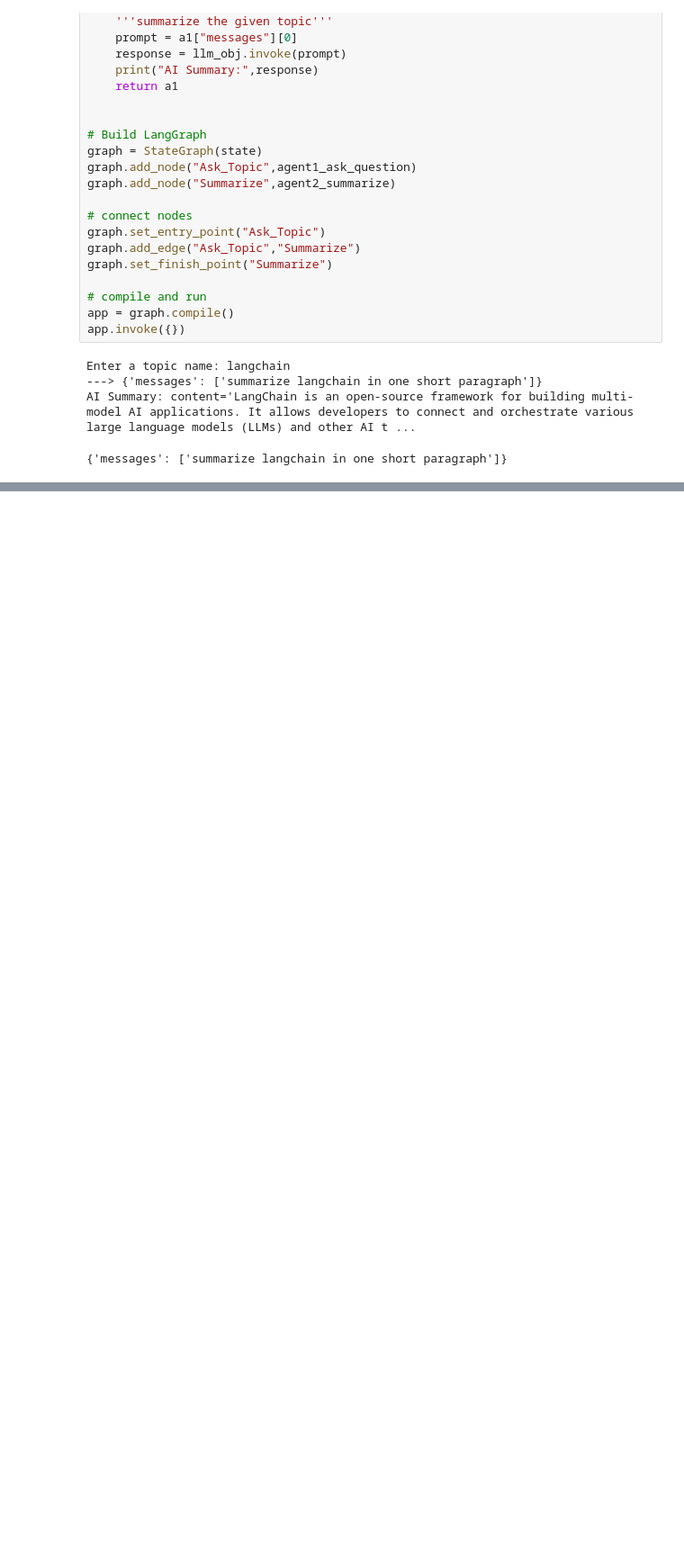
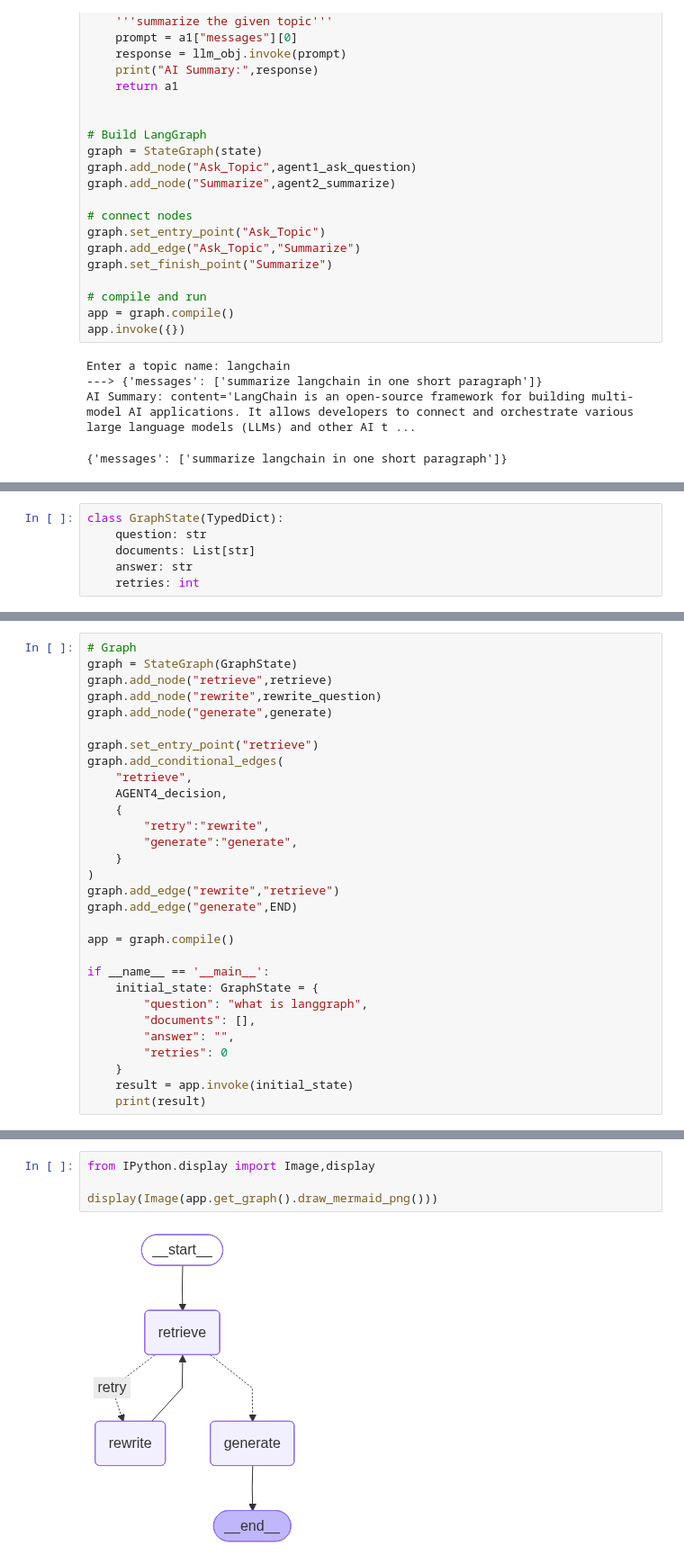
Before and after one commit to Palanikarthikeyan/OU_GenAI_LLM_Jan26, a Jupyter notebook: DAY4/OU_GenAI_LLM_Jan26_4.ipynb, the cells around one changed output, grey strips where cells are left out. Shown at 90% size. Cells and saved outputs as stored; diff of their text form; blank space fills up the shorter version.

```diff
--- a/DAY4/OU_GenAI_LLM_Jan26_4.ipynb
+++ b/DAY4/OU_GenAI_LLM_Jan26_4.ipynb
@@ -233,0 +237,6 @@ AI Summary: content='LangChain is an open-source framework for building multi-mo
+# %%
+class GraphState(TypedDict):
+    question: str
+    documents: List[str]
+    answer: str
+    retries: int
@@ -233,0 +270,30 @@ AI Summary: content='LangChain is an open-source framework for building multi-mo
+# %%
+# Graph
+graph = StateGraph(GraphState)
+graph.add_node("retrieve",retrieve)
+graph.add_node("rewrite",rewrite_question)
+graph.add_node("generate",generate)
+
+graph.set_entry_point("retrieve")
+graph.add_conditional_edges(
+    "retrieve",
+    AGENT4_decision,
+    {
+        "retry":"rewrite",
+        "generate":"generate",
+    }
+)
+graph.add_edge("rewrite","retrieve")
+graph.add_edge("generate",END)
+
+app = graph.compile()
+
+if __name__ == '__main__':
+    initial_state: GraphState = {
+        "question": "what is langgraph",
+        "documents": [],
+        "answer": "",
+        "retries": 0
+    }
+    result = app.invoke(initial_state)
+    print(result)
@@ -233,0 +314,6 @@ AI Summary: content='LangChain is an open-source framework for building multi-mo
+# %%
+from IPython.display import Image,display
+
+display(Image(app.get_graph().draw_mermaid_png()))
+# %% [output]
+[figure, added]
```
Also changed, not shown: parts of 4 cells of this notebook.
